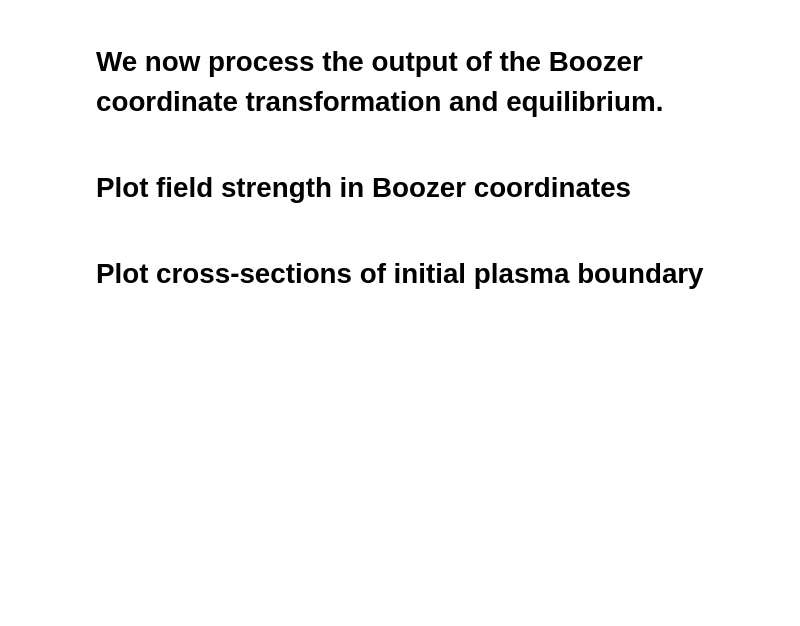
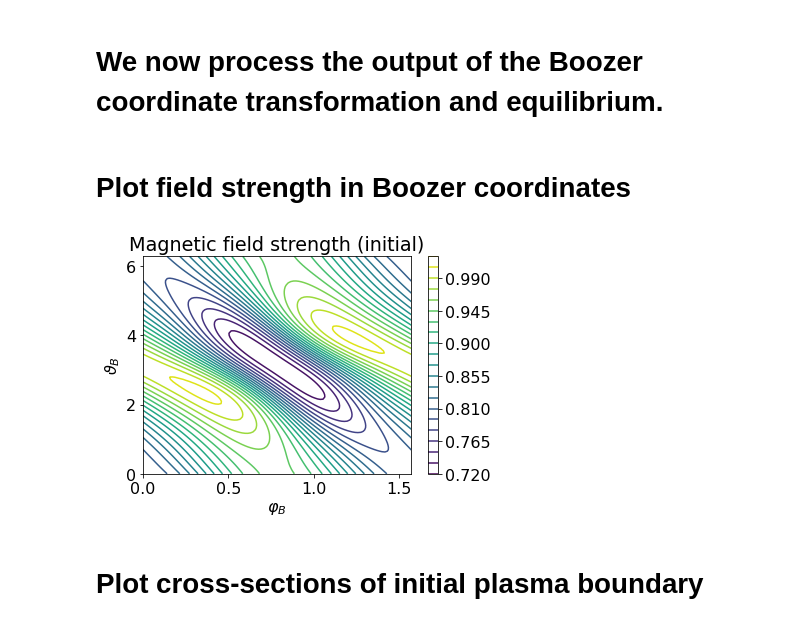
Before and after one commit to ejpaul/GSS_stellarator, a Jupyter notebook: GSS Stellarators - Optimization in practice.ipynb, the cells around one changed output. Saved outputs shown, nothing was run; the diff lists cells and outputs as text; code cells hidden in the pictures; blank space fills up the shorter version.

```diff
--- a/GSS Stellarators - Optimization in practice.ipynb
+++ b/GSS Stellarators - Optimization in practice.ipynb
@@ -93,16 +100,16 @@ Y = R * np.sin(phis)
 # %% [markdown]
 # Plot field strength in Boozer coordinates
 # %%
-import matplotlib
-font = {'size'   : 16}
-matplotlib.rc('font', **font)
-
+plt.figure()
 plt.contour(phis,thetas,B_b,20)
 plt.xlim([0,2*np.pi/nfp])
 plt.xlabel(r'$\varphi_B$')
 plt.ylabel(r'$\vartheta_B$')
 plt.title('Magnetic field strength (initial)')
 plt.colorbar()
+plt.show()
+# %% [output]
+[figure, added]
 # %% [markdown]
 # Plot cross-sections of initial plasma boundary
 # %%
```
Also changed, not shown: parts of 6 cells of this notebook.
